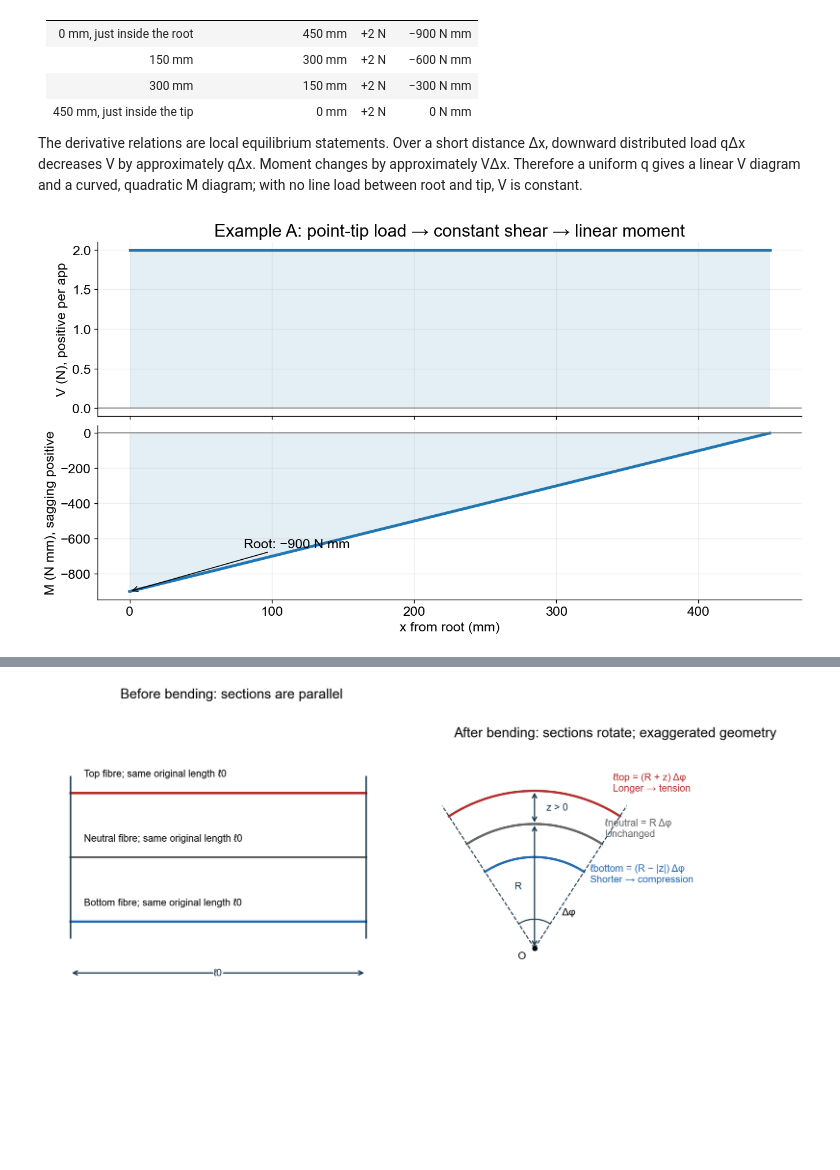
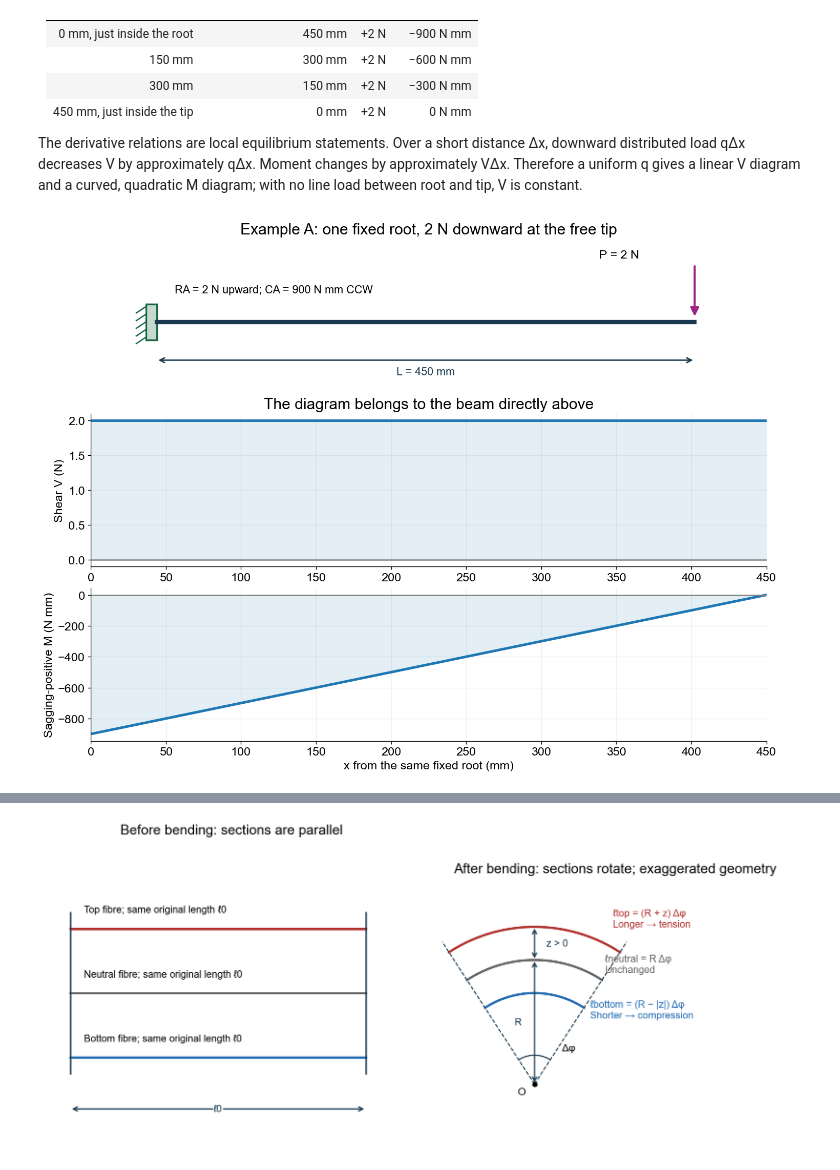
Before and after one commit to Ehsan-Roohi/Aerospace-Structures, a Jupyter notebook: notebooks/MIE446_Lecture_03_Beam_Reactions_Stress_and_Deflection.ipynb, the cells around one changed output, grey strips where cells are left out. Saved outputs shown, nothing was run; the diff lists cells and outputs as text; code cells hidden in the pictures; blank space fills up the shorter version.

Commit message:
Reorganize Lecture 03 around support balances stress contours and strain tensors

```diff
--- a/notebooks/MIE446_Lecture_03_Beam_Reactions_Stress_and_Deflection.ipynb
+++ b/notebooks/MIE446_Lecture_03_Beam_Reactions_Stress_and_Deflection.ipynb
@@ -271,0 +328,18 @@ plt.show()
+# %%
+#@title Figure 1C — fixed–fixed, 2 N at the centre
+fig,ax=plt.subplots(figsize=(12,4.6),layout='constrained')
+clean_beam(ax,'Figure 1C — fixed–fixed, 2 N at the centre')
+support(ax,0,'fixed')
+support(ax,L+9,'fixed')
+arrow(ax,(L/2,45),(L/2,3));ax.text(240,43,'P = 2 N downward',fontsize=13)
+arrow(ax,(0,-27),(0,-2),'#176441');ax.text(15,-25,'RA = 1 N up',fontsize=13)
+arrow(ax,(L,-27),(L,-2),'#176441');ax.text(335,-25,'RB = 1 N up',fontsize=13)
+dimension(ax,(0,-43),(L/2,-43),'a = 225 mm',(0,-8))
+dimension(ax,(L/2,-43),(L,-43),'L − a = 225 mm',(0,-8))
+ax.text(0,-64,'A: x = 0',fontsize=12);ax.text(400,-64,'B: x = L',fontsize=12)
+ax.add_patch(FancyArrowPatch((25,20),(-30,20),connectionstyle='arc3,rad=1',arrowstyle='-|>',mutation_scale=18,color='#d46a1f',lw=2))
+ax.add_patch(FancyArrowPatch((L-25,20),(L+30,20),connectionstyle='arc3,rad=-1',arrowstyle='-|>',mutation_scale=18,color='#d46a1f',lw=2))
+ax.text(-40,52,'CA = 112.5 N mm CCW',fontsize=12,color='#d46a1f')
+ax.text(335,52,'CB = 112.5 N mm CW',fontsize=12,color='#d46a1f')
+ax.set_ylim(-75,65)
+plt.show()
@@ -299,16 +405,18 @@ At x = 150 mm the outboard portion is 300 mm long. Its 2 N tip load produces a 6
 
 The derivative relations are local equilibrium statements. Over a short distance Δx, downward distributed load qΔx decreases V by approximately qΔx. Moment changes by approximately VΔx. Therefore a uniform q gives a linear V diagram and a curved, quadratic M diagram; with no line load between root and tip, V is constant.
 # %%
-#@title Figure 3 — shear and moment along the cantilever
-V = np.full_like(x,P)
-M = -P*(L-x)
-fig, axes = plt.subplots(2,1,figsize=(11,6),layout='constrained',sharex=True)
-for ax,y,label in zip(axes,[V,M],['V (N), positive per app','M (N mm), sagging positive']):
-    ax.plot(x,y,lw=3); ax.fill_between(x,y,0,alpha=.12); ax.axhline(0,color='gray',lw=1)
-    ax.set_ylabel(label); ax.grid(alpha=.2)
-axes[0].set_title('Example A: point-tip load → constant shear → linear moment')
-axes[1].set_xlabel('x from root (mm)')
-axes[1].annotate('Root: −900 N mm',xy=(0,-900),xytext=(80,-650),arrowprops={'arrowstyle':'->'})
+#@title Figure 3 — first the loaded beam, then its shear and moment diagrams
+V=np.full_like(x,P);M=-P*(L-x)
+fig,axes=plt.subplots(3,1,figsize=(12,9),layout='constrained')
+ax=axes[0];clean_beam(ax,'Example A: one fixed root, 2 N downward at the free tip')
+support(ax,0,'fixed');arrow(ax,(L,45),(L,3));ax.text(370,50,'P = 2 N')
+ax.text(15,23,'RA = 2 N upward; CA = 900 N mm CCW',fontsize=13)
+dimension(ax,(0,-30),(L,-30),'L = 450 mm',(0,-9))
+for ax,yy,label in zip(axes[1:],[V,M],['Shear V (N)','Sagging-positive M (N mm)']):
+    ax.plot(x,yy,lw=3);ax.fill_between(x,yy,0,alpha=.12)
+    ax.axhline(0,color='gray');ax.set_ylabel(label);ax.grid(alpha=.2);ax.set_xlim(0,L)
+axes[1].set_title('The diagram belongs to the beam directly above')
+axes[2].set_xlabel('x from the same fixed root (mm)')
 plt.show()
 # %% [output]
-[figure, old version]
+[figure, new version]
```
Also changed, not shown: parts of 65 cells of this notebook, 8 other files.
